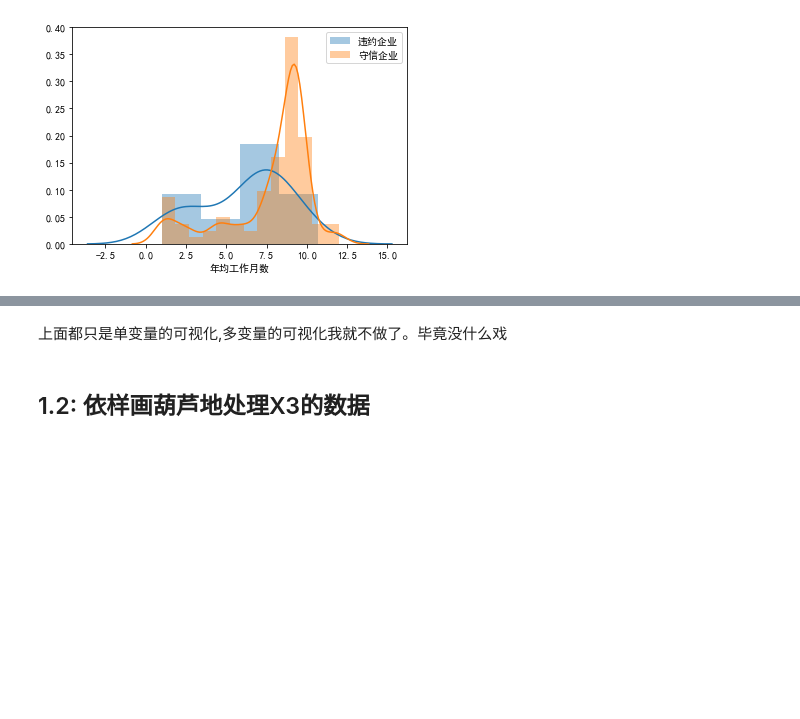
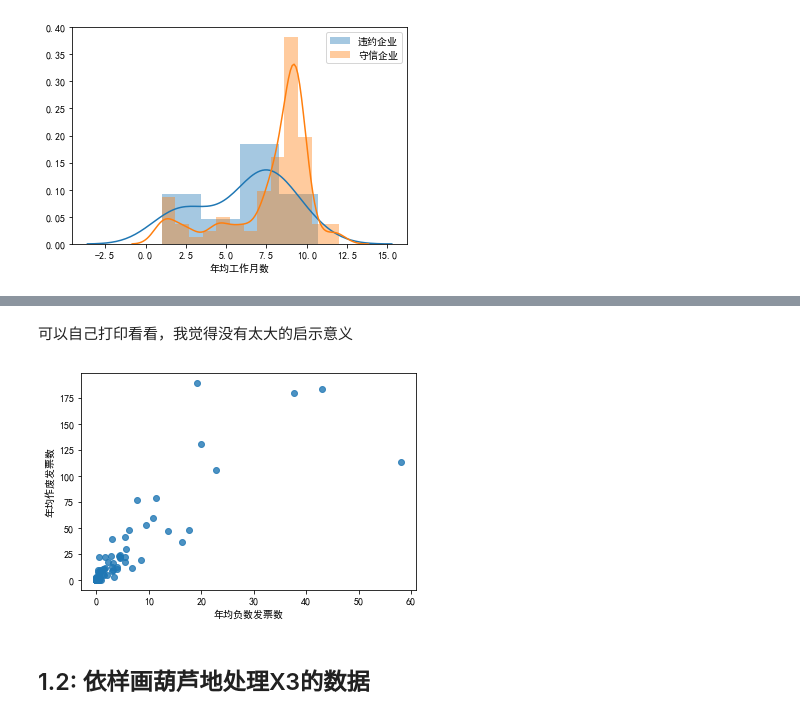
Before and after one commit to oujinsaiaishijian/Feature_engineering_with_2020C, a Jupyter notebook: Find_new_features.ipynb, the cells around one changed output, grey strips where cells are left out. Cells and saved outputs as stored; diff of their text form; code cells hidden in the pictures; blank space fills up the shorter version.

```diff
--- a/Find_new_features.ipynb
+++ b/Find_new_features.ipynb
@@ -178,5 +196,11 @@ sns.stripplot(x=labels, y="年均负数发票数",data=X_2_cleaned, jitter=True)
-# %% [markdown]
-上面都只是单变量的可视化,多变量的可视化我就不做了。毕竟没什么戏
+# %% [markdown]
+可以自己打印看看，我觉得没有太大的启示意义
+# %%
+# sns.regplot('年均负数发票数', '年均作废发票数',data=X_2_bad[['年均负数发票数','年均作废发票数']], fit_reg=False)
+sns.regplot('年均负数发票数', '年均作废发票数',data=X_2_good[['年均负数发票数','年均作废发票数']], fit_reg=False)
+plt.show()
+# %% [output]
+[figure, added]
 # %% [markdown]
 ## 1.2: 依样画葫芦地处理X3的数据
 # %%
```
Also changed, not shown: parts of 25 cells of this notebook, 1 other file.
